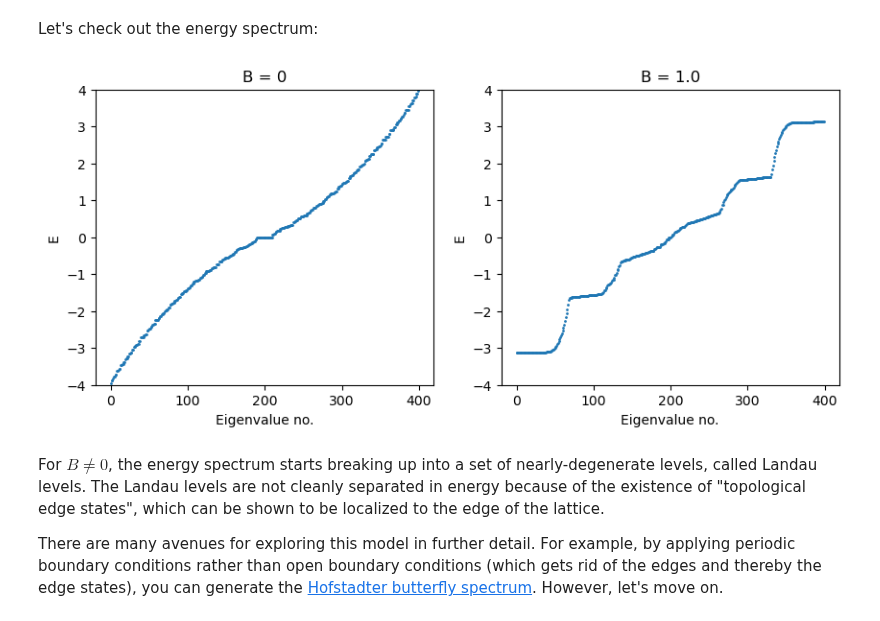
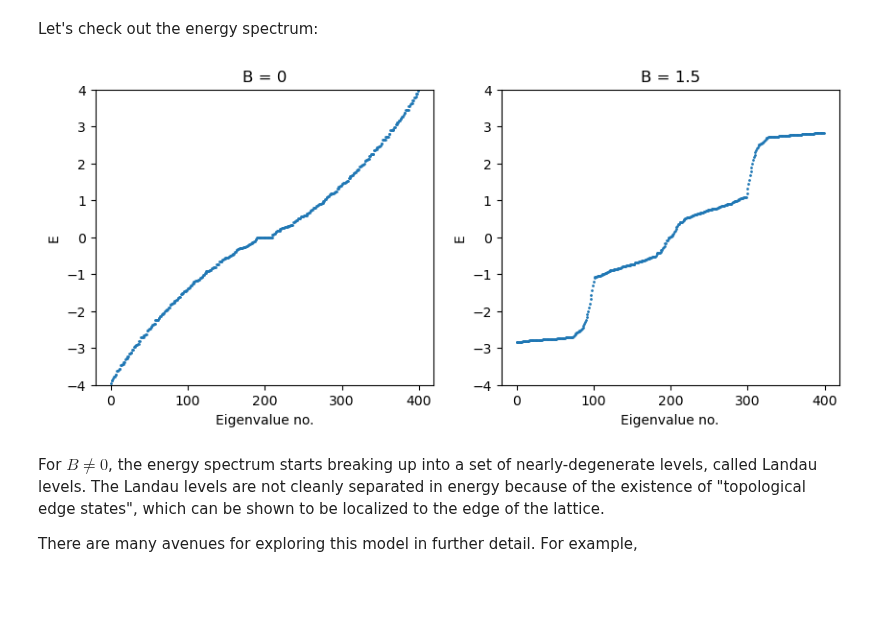
Before and after one commit to seewhydee/ntuphys_nb, a Jupyter notebook: jupyter/tight-binding-starter-kit/tight-binding.ipynb, the cells around one changed output. Saved outputs shown, nothing was run; the diff lists cells and outputs as text; code cells hidden in the pictures; blank space fills up the shorter version.

```diff
--- a/jupyter/tight-binding-starter-kit/tight-binding.ipynb
+++ b/jupyter/tight-binding-starter-kit/tight-binding.ipynb
@@ -162,0 +124,14 @@ def hamiltonian_ssh(idx, imap, t1, t2, EA, EB):
+# %%
+class lattice:
+    def __init__(self, model_indices):
+        ## Given an array of model indices, generate the reverse map as a dict:
+        self.indices = { idx: k for k, idx in enumerate(model_indices) }
+
+    ## Add a hopping to the Hamiltonian matrix from 'fromsite' to 'tosite', but
+    ## only if 'fromsite' exists in the lattice.
+    def add_hopping(self, H, tosite, fromsite, value):
+        if fromsite in self.indices:
+            H[self.indices[tosite], self.indices[fromsite]] += value
+
+    def __len__(self):
+        return len(self.indices)
@@ -258,19 +267,20 @@ def lattice_hofstadter_finite(N, t, B):
     for x in range(N):
         for y in range(N):
             idx.append((x, y))
-    imap = index_map(idx)
-    return hamiltonian_hofstadter(idx, imap, t, B), idx, imap
+    latt = lattice(idx)
+    H    = hamiltonian_hofstadter(latt, t, B)
+    return H, latt
 
-def hamiltonian_hofstadter(idx, imap, t, B):
-    ## Prepare Hamiltonian as an empty sparse matrix, then fill it in.
-    H = sp.lil_matrix((len(idx), len(idx)), dtype=complex)
-    for j in range(len(idx)):
-        x, y = idx[j]
+def hamiltonian_hofstadter(latt, t, B):
+    N = len(latt)
+    H = sp.lil_matrix((N, N), dtype=complex)
+    for r in latt.indices:
+        x, y = r
         Phi = B*y
-        add_hopping(H, j, (x+1,y), imap, t*np.exp(-1j*Phi))
-        add_hopping(H, j, (x-1,y), imap, t*np.exp(1j*Phi))
-        add_hopping(H, j, (x,y+1), imap, t)
-        add_hopping(H, j, (x,y-1), imap, t)
+        latt.add_hopping(H, r, (x+1,y), t*np.exp(-1j*Phi))
+        latt.add_hopping(H, r, (x-1,y), t*np.exp(1j*Phi))
+        latt.add_hopping(H, r, (x,y+1), t)
+        latt.add_hopping(H, r, (x,y-1), t)
     return H.tocsc()
 # %% [markdown]
 Let's check out the energy spectrum:
@@ -278,38 +288,38 @@ Let's check out the energy spectrum:
 def test_hofstadter_spectrum():
     t = 1.0
     N = 20
 
     ## Plot the spectrum of the Hofstadter model for B = 0 and B = 0.5
-    H, idx, idx_map = lattice_hofstadter_finite(N, t, 0)
+    H, _ = lattice_hofstadter_finite(N, t, 0)
     E = scipy.linalg.eigvalsh(H.todense()) # Just get all the eigenvalues
     plt.figure(figsize=(10,4))
     plt.subplot(1,2,1)
     plt.title('B = 0')
     plt.plot(E, 'o', markersize=1)
     plt.xlabel('Eigenvalue no.')
     plt.ylabel('E')
     plt.ylim(-4, 4)
 
-    B = 1.0
-    H, idx, idx_map = lattice_hofstadter_finite(N, t, B)
+    B = 1.5
+    H, _ = lattice_hofstadter_finite(N, t, B)
     E = scipy.linalg.eigvalsh(H.todense()) # Just get all the eigenvalues
     plt.subplot(1,2,2)
     plt.title('B = {}'.format(B))
     plt.plot(E, 'o', markersize=1)
     plt.xlabel('Eigenvalue no.')
     plt.ylabel('E')
     plt.ylim(-4, 4)
 
     ## Add Landau levels for comparison
     for n in range(-3,4):
         E = (n)
 
     plt.show()
 
 test_hofstadter_spectrum()
 # %% [output]
-[figure, old version]
+[figure, new version]
 # %% [markdown]
 For $B \ne 0$, the energy spectrum starts breaking up into a set of nearly-degenerate levels, called Landau levels. The Landau levels are not cleanly separated in energy because of the existence of "topological edge states", which can be shown to be localized to the edge of the lattice.
 
-There are many avenues for exploring this model in further detail. For example, by applying periodic boundary conditions rather than open boundary conditions (which gets rid of the edges and thereby the edge states), you can generate the [Hofstadter butterfly spectrum](https://en.wikipedia.org/wiki/Hofstadter%27s_butterfly). However, let's move on.
+There are many avenues for exploring this model in further detail. For example,
```
Also changed, not shown: parts of 8 cells of this notebook, 1 other file.
